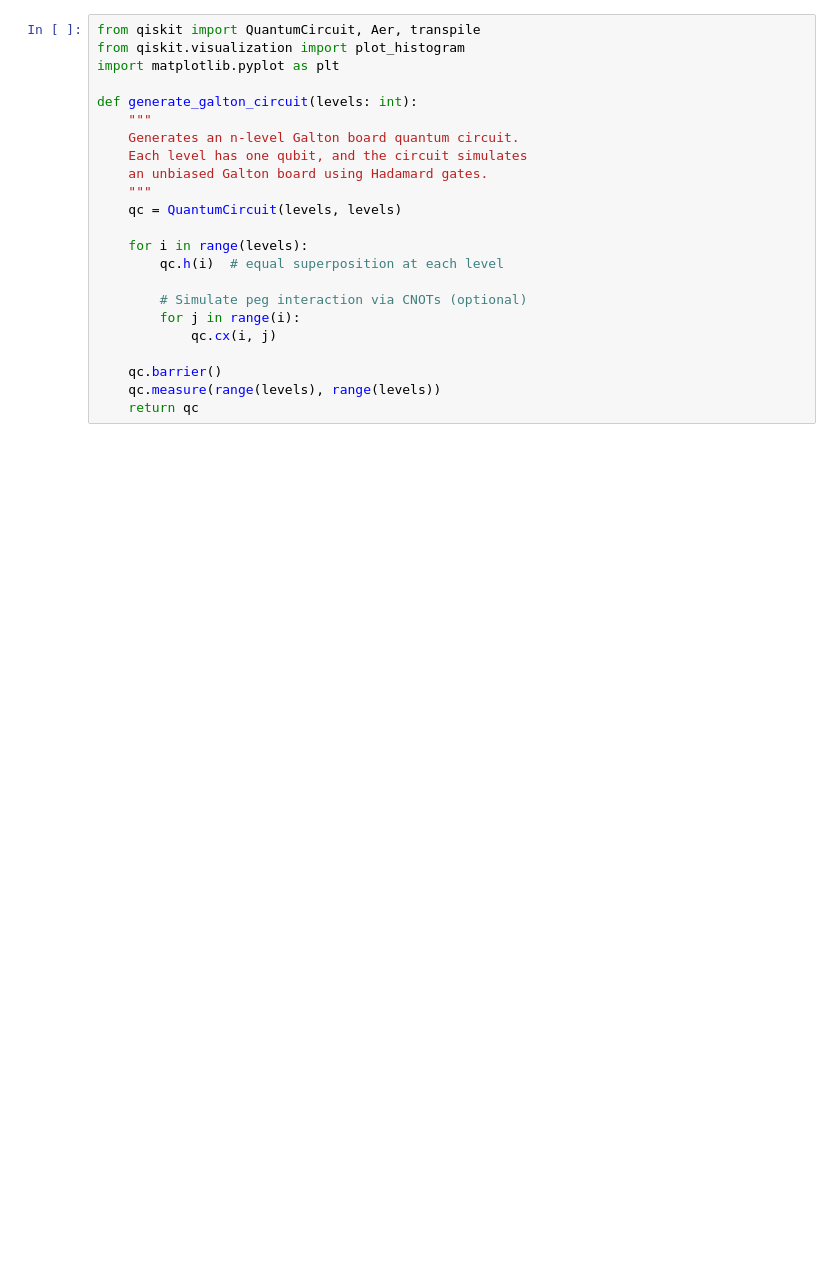
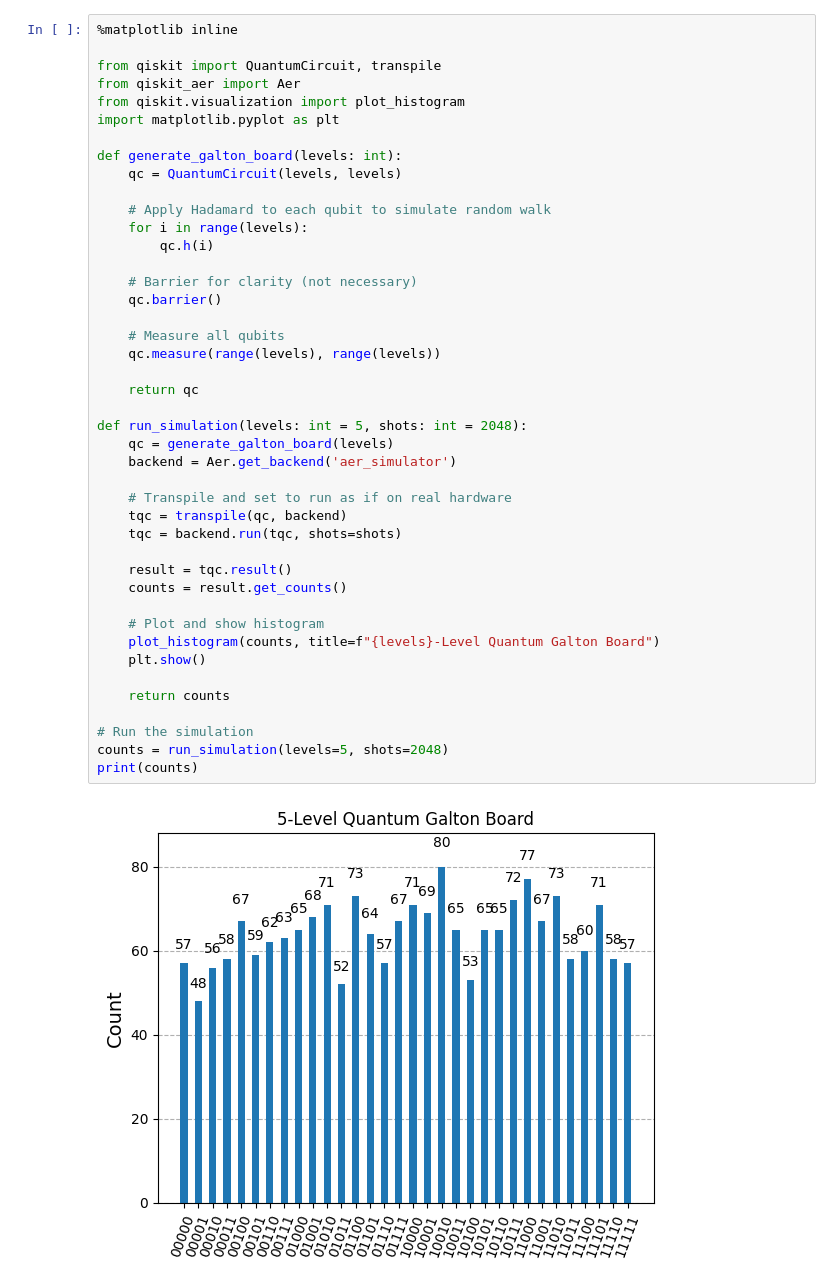
Before and after one commit to saxenaprajjwal/WISER, a Jupyter notebook: Task_II.ipynb, the cells around one changed output. Cells and saved outputs as stored; diff of their text form; blank space fills up the shorter version.

```diff
--- a/Task_II.ipynb
+++ b/Task_II.ipynb
@@ -1,24 +1,45 @@
 # %%
-from qiskit import QuantumCircuit, Aer, transpile
+%matplotlib inline
+
+from qiskit import QuantumCircuit, transpile
+from qiskit_aer import Aer
 from qiskit.visualization import plot_histogram
 import matplotlib.pyplot as plt
 
-def generate_galton_circuit(levels: int):
-    """
-    Generates an n-level Galton board quantum circuit.
-    Each level has one qubit, and the circuit simulates
-    an unbiased Galton board using Hadamard gates.
-    """
+def generate_galton_board(levels: int):
     qc = QuantumCircuit(levels, levels)
 
+    # Apply Hadamard to each qubit to simulate random walk
     for i in range(levels):
-        qc.h(i)  # equal superposition at each level
+        qc.h(i)
 
-        # Simulate peg interaction via CNOTs (optional)
-        for j in range(i):
-            qc.cx(i, j)
+    # Barrier for clarity (not necessary)
+    qc.barrier()
 
-    qc.barrier()
+    # Measure all qubits
     qc.measure(range(levels), range(levels))
+
     return qc
+
+def run_simulation(levels: int = 5, shots: int = 2048):
+    qc = generate_galton_board(levels)
+    backend = Aer.get_backend('aer_simulator')
+
+    # Transpile and set to run as if on real hardware
+    tqc = transpile(qc, backend)
+    tqc = backend.run(tqc, shots=shots)
+
+    result = tqc.result()
+    counts = result.get_counts()
+
+    # Plot and show histogram
+    plot_histogram(counts, title=f"{levels}-Level Quantum Galton Board")
+    plt.show()
+
+    return counts
+
+# Run the simulation
+counts = run_simulation(levels=5, shots=2048)
+print(counts)
 # %% [output]
+[figure, added]
```
Also changed, not shown: parts of 1 cell of this notebook.
